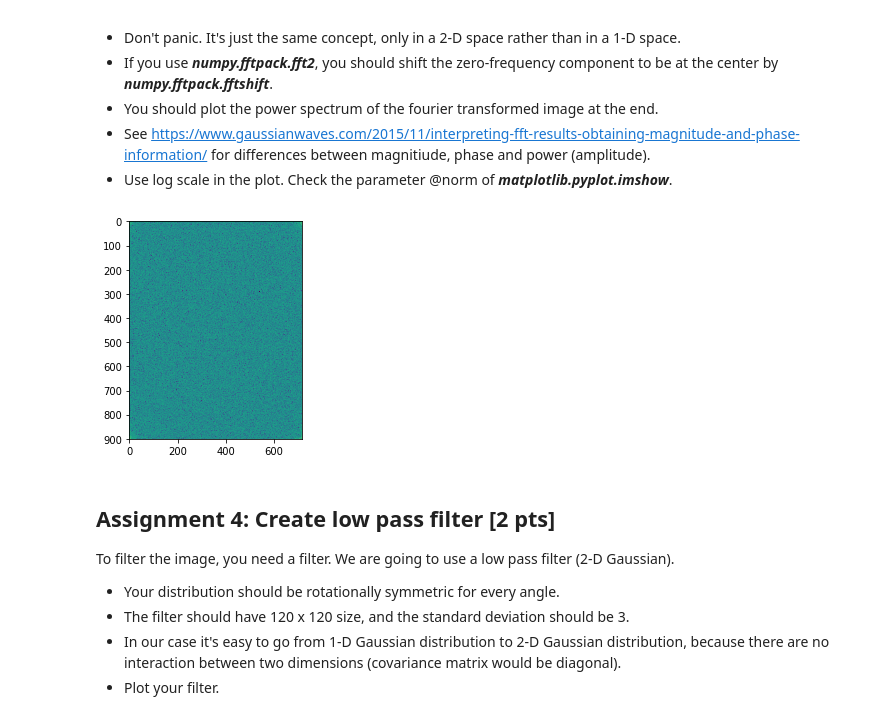
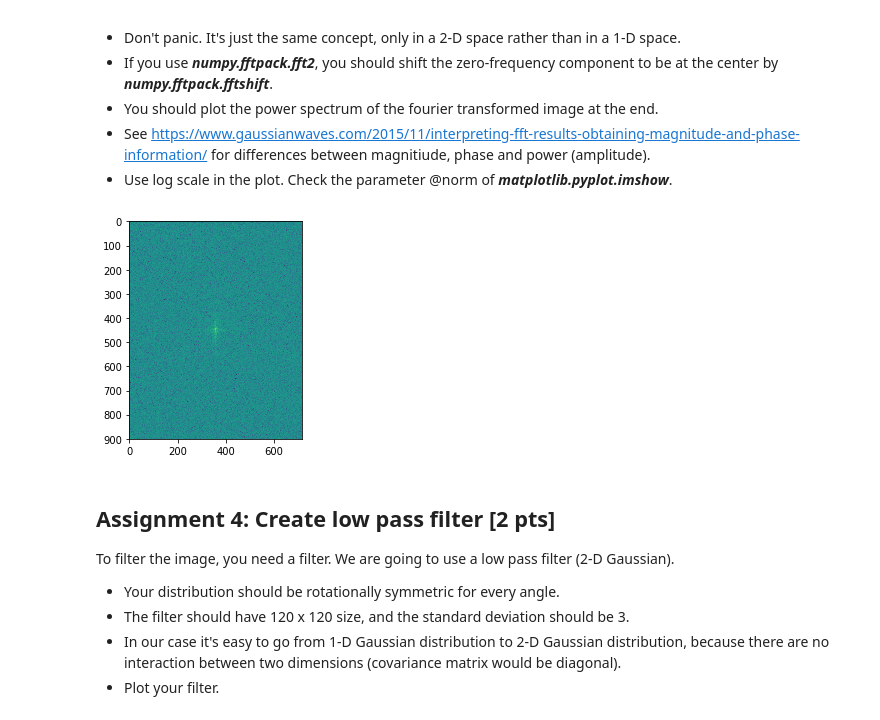
Before and after one commit to NBP-ACC/week-9-acc_6, a Jupyter notebook: sheet07.ipynb, the cells around one changed output. Drawn from its saved outputs; the diff is of its cells as text; code cells hidden in the pictures.

```diff
--- a/sheet07.ipynb
+++ b/sheet07.ipynb
@@ -115,10 +115,10 @@ Do a fourier transform on the image.
 # %%
 fft = fftpack.fft2(txt)
 
-plt.imshow(np.log(np.abs(fft)))
+plt.imshow(fftpack.fftshift(np.log(np.abs(fft))))
 plt.show()
 # %% [output]
-[figure, old version]
+[figure, new version]
 # %% [markdown]
 ## Assignment 4: Create low pass filter [2 pts]
 To filter the image, you need a filter. We are going to use a low pass filter (2-D Gaussian).
```
Also changed, not shown: parts of 4 cells of this notebook.
